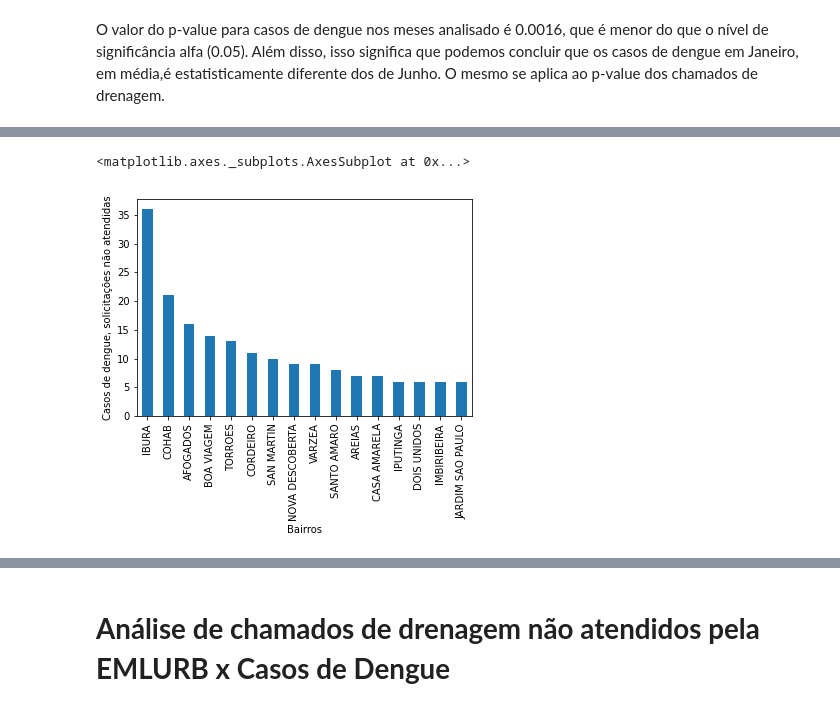
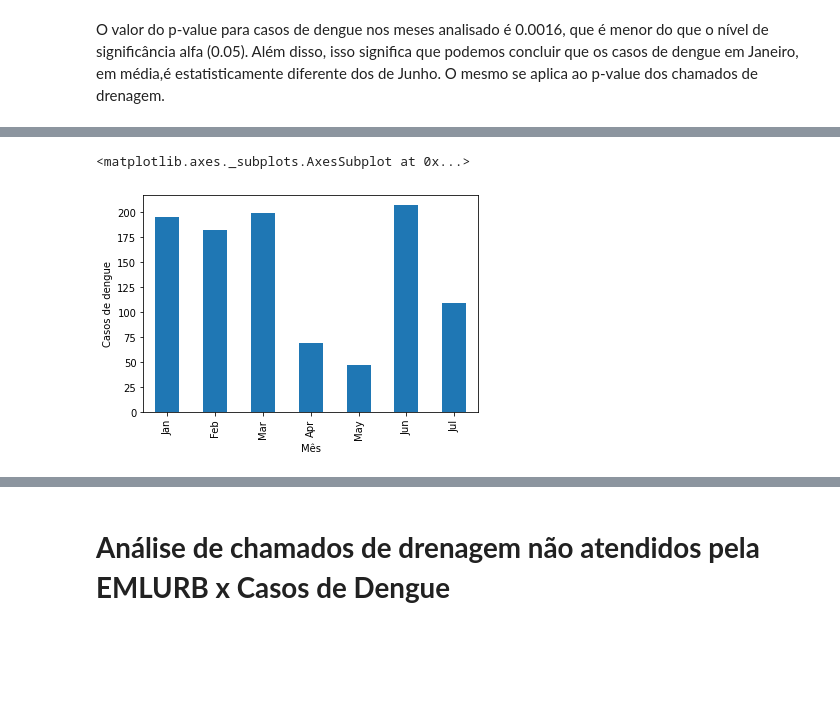
Before and after one commit to HiagoAD/GDI2, a Jupyter notebook: Project_1.ipynb, the cells around one changed output, grey strips where cells are left out. Drawn from its saved outputs; the diff is of its cells as text; code cells hidden in the pictures; blank space fills up the shorter version.

Commit message:
Análise de graficos

```diff
--- a/Project_1.ipynb
+++ b/Project_1.ipynb
@@ -173,8 +142,8 @@ emlurb_filter['BAIRRO'].value_counts().plot(kind='bar', ylabel='Solicitações d
-# %%
-# Análise para Casos de dengue com solicitações de drenagem x Bairros (mais de 5 casos)
-
-crossed_info_filter = crossed_info.groupby("no_bairro_residencia").filter(lambda x: len(x) > 5)
-crossed_info_filter['no_bairro_residencia'].value_counts().plot(kind='bar', ylabel='Casos de dengue, solicitações não atendidas', xlabel='Bairros')
-# %% [output]
-<matplotlib.axes._subplots.AxesSubplot at 0x...>
-[figure, removed]
+# %%
+# Análise para Casos de dengue x Meses
+
+crossed_info['month'] = crossed_info['dt_notificacao'].dt.strftime('%b')
+crossed_info.plot(x='month', y='CASOS_DENGUE', kind='bar', legend=False, ylabel='Casos de dengue', xlabel='Mês')
+# %% [output]
+<matplotlib.axes._subplots.AxesSubplot at 0x...>
+[figure, added]
```
Also changed, not shown: parts of 16 cells of this notebook.
